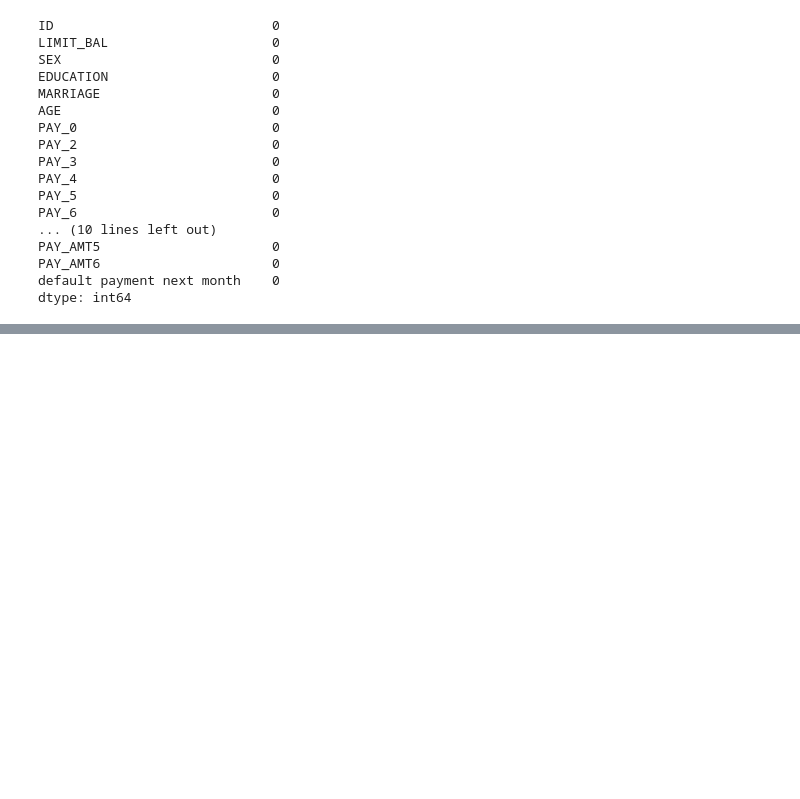
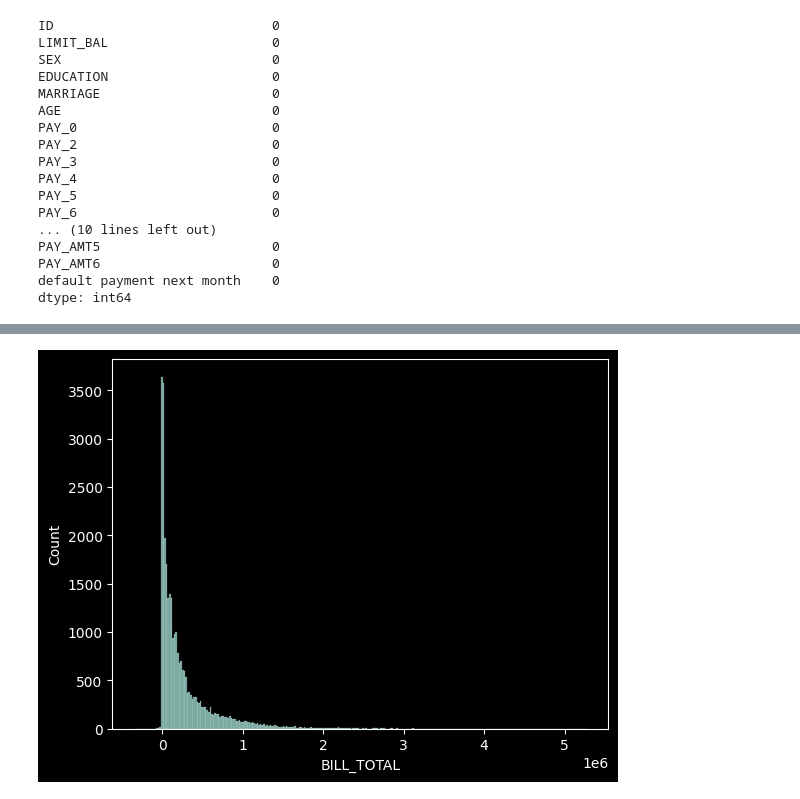
Before and after one commit to Joao-Inacio/Machine_Learning_com_AWS_SageMaker, a Jupyter notebook: Exercicios/xgboost_credit_card.ipynb, the cells around one changed output, grey strips where cells are left out. Cells and saved outputs as stored; diff of their text form; code cells hidden in the pictures; blank space fills up the shorter version.

```diff
--- a/Exercicios/xgboost_credit_card.ipynb
+++ b/Exercicios/xgboost_credit_card.ipynb
@@ -101,0 +161,4 @@ dtype: int64
+# %%
+sns.histplot(new_df['BILL_TOTAL']);
+# %% [output]
+[figure, added]
```
Also changed, not shown: parts of 27 cells of this notebook.
